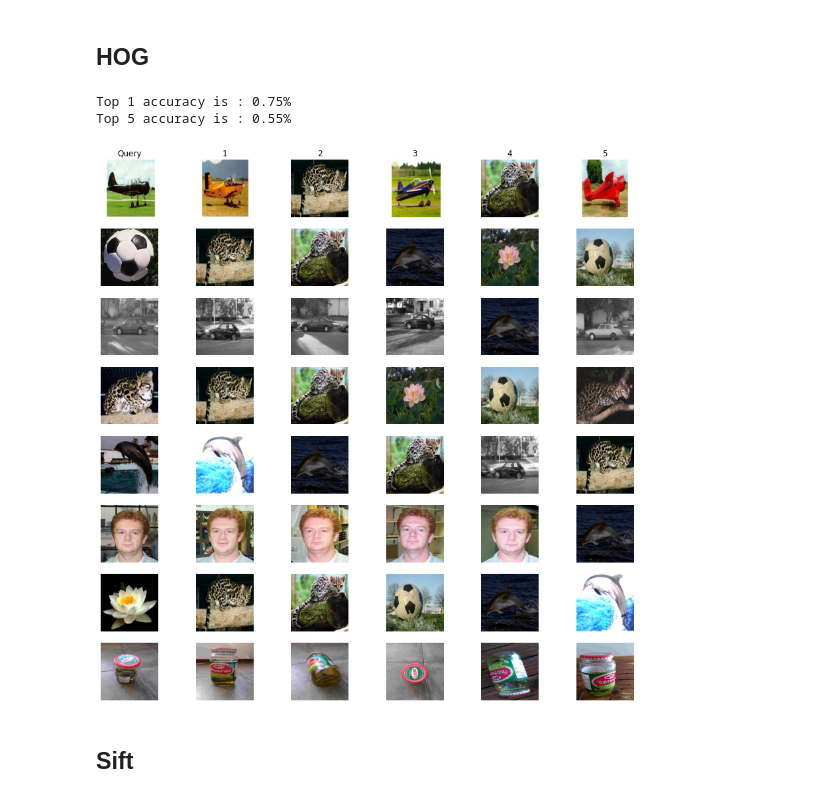
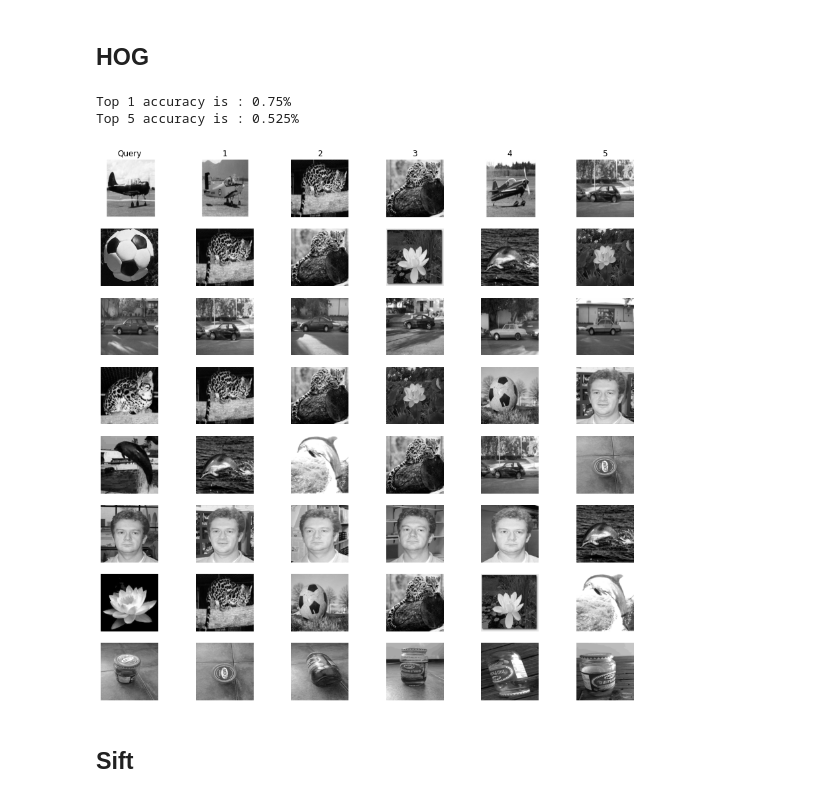
Before and after one commit to savoiepe/labs_computer_vision, a Jupyter notebook: TP1/TP1_code.ipynb, the cells around one changed output. Drawn from its saved outputs; the diff is of its cells as text; code cells hidden in the pictures.

```diff
--- a/TP1/TP1_code.ipynb
+++ b/TP1/TP1_code.ipynb
@@ -8,14 +8,10 @@ from sklearn.metrics.pairwise import cosine_similarity
 file_names = os.listdir('./data/database/')
 # %%
 target_size = (400,400)
-color = True
 
-def read_image(path, target_size = target_size, color = color):
-    img = cv2.imread(path, int(color))
-    img = cv2.resize(img, target_size)
-    if color :
-        return cv2.cvtColor(img, cv2.COLOR_BGR2RGB)
-    return img
+def read_image(path, target_size = target_size):
+    img = cv2.imread(path, cv2.IMREAD_GRAYSCALE)
+    return cv2.resize(img, target_size)
 # %%
 images = [ read_image('./data/database/'+str(path)) for path in file_names ]
 # %%
@@ -43,7 +39,7 @@ def top_1(name, sorted_indexes, file_names=file_names):
         return 1
     return 0
 # %%
-def calculate_accuracy(database_hogs, distance_function):
+def calculate_accuracy_hog(database_hogs, distance_function):
     top1 = 0
     top5 = 0
     query_all = []
@@ -74,37 +70,37 @@ def correlation(database_hogs, query_hog):
 
 ## pairwise distances ?
 # %%
-top1, top5, sorted_images_all, query_all = calculate_accuracy(hogs, euclidean_distance)
+top1, top5, sorted_images_all, query_all = calculate_accuracy_hog(hogs, euclidean_distance)
 # %%
 print("Top 1 accuracy is : " + str(top1) + "%")
 print("Top 5 accuracy is : " + str(top5) + "%")
 # %% [output]
 Top 1 accuracy is : 0.75%
-Top 5 accuracy is : 0.55%
+Top 5 accuracy is : 0.525%
 # %%
 fig = plt.figure(figsize=[15, 15])
 rows = 8
 columns = 6
 current_subplot = 0
 
 for current_row in range(8):
     current_subplot += 1
     fig.add_subplot(rows, columns, current_subplot)
-    plt.imshow(query_all[current_row])
+    plt.imshow(query_all[current_row], cmap='gray')
     plt.axis("off")
     if current_row == 0 :
         plt.title("Query")
 
     for i in range(5):
         current_subplot += 1
         fig.add_subplot(rows, columns, current_subplot)
-        plt.imshow(images[sorted_images_all[current_row][i]])
+        plt.imshow(images[sorted_images_all[current_row][i]], cmap='gray')
         plt.axis("off")
 
         if current_row == 0 :
             plt.title(i+1)
 # %% [output]
-[figure, old version]
+[figure, new version]
 # %% [markdown]
 ## Sift
 # %%
```
Also changed, not shown: parts of 8 cells of this notebook.
